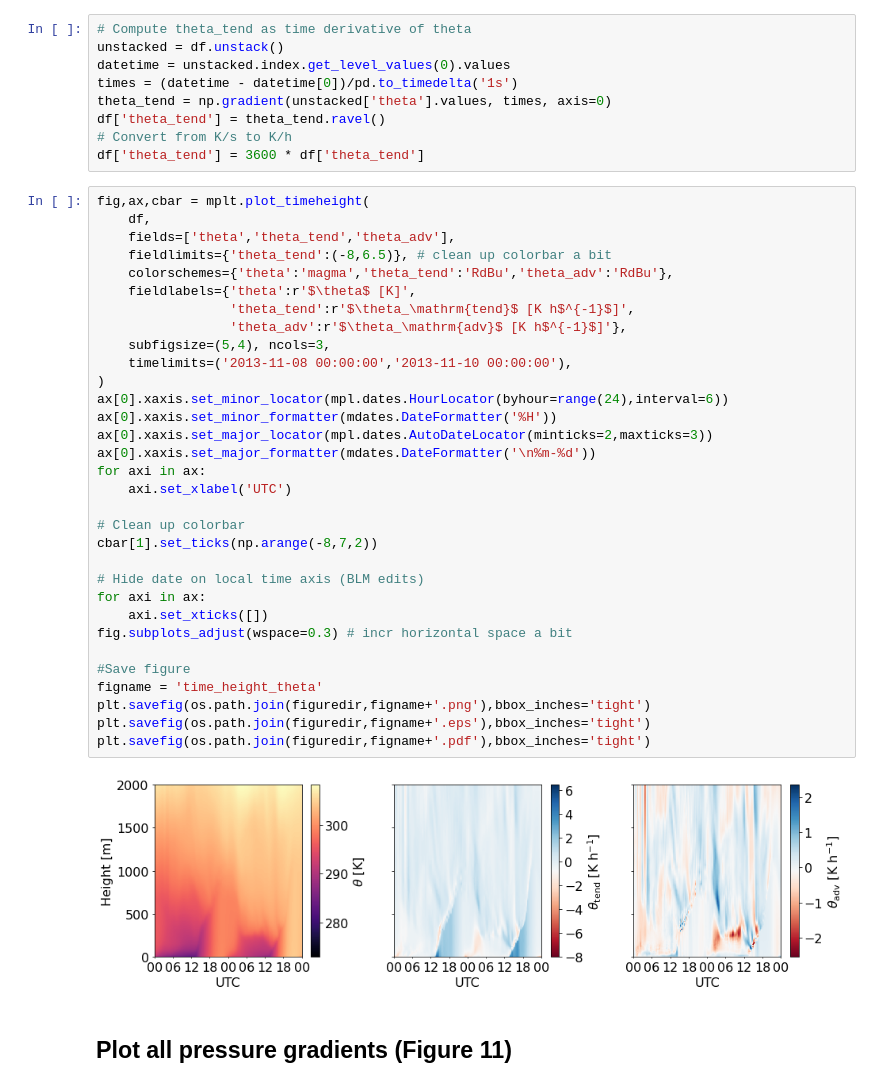
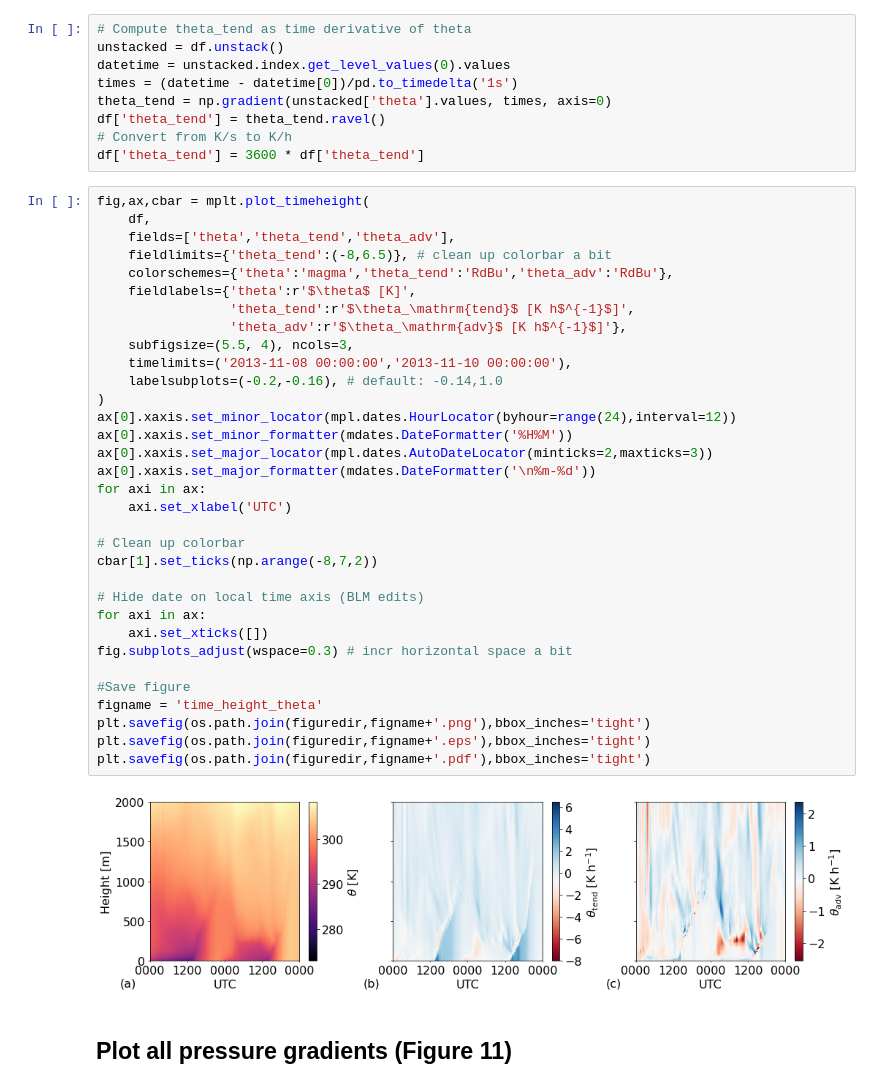
Before and after one commit to a2e-mmc/assessment, a Jupyter notebook: studies/budget_components_coupling/plot_tendency_figures.ipynb, the cells around one changed output. Drawn from its saved outputs; the diff is of its cells as text.

Commit message:
Update labels and formatting

```diff
--- a/studies/budget_components_coupling/plot_tendency_figures.ipynb
+++ b/studies/budget_components_coupling/plot_tendency_figures.ipynb
@@ -142,37 +142,38 @@ df['theta_tend'] = 3600 * df['theta_tend']
 # %%
 fig,ax,cbar = mplt.plot_timeheight(
     df,
     fields=['theta','theta_tend','theta_adv'],
     fieldlimits={'theta_tend':(-8,6.5)}, # clean up colorbar a bit
     colorschemes={'theta':'magma','theta_tend':'RdBu','theta_adv':'RdBu'},
     fieldlabels={'theta':r'$\theta$ [K]',
                  'theta_tend':r'$\theta_\mathrm{tend}$ [K h$^{-1}$]',
                  'theta_adv':r'$\theta_\mathrm{adv}$ [K h$^{-1}$]'},
-    subfigsize=(5,4), ncols=3,
+    subfigsize=(5.5, 4), ncols=3,
     timelimits=('2013-11-08 00:00:00','2013-11-10 00:00:00'),
+    labelsubplots=(-0.2,-0.16), # default: -0.14,1.0
 )
-ax[0].xaxis.set_minor_locator(mpl.dates.HourLocator(byhour=range(24),interval=6))
-ax[0].xaxis.set_minor_formatter(mdates.DateFormatter('%H'))
+ax[0].xaxis.set_minor_locator(mpl.dates.HourLocator(byhour=range(24),interval=12))
+ax[0].xaxis.set_minor_formatter(mdates.DateFormatter('%H%M'))
 ax[0].xaxis.set_major_locator(mpl.dates.AutoDateLocator(minticks=2,maxticks=3))
 ax[0].xaxis.set_major_formatter(mdates.DateFormatter('\n%m-%d'))
 for axi in ax:
     axi.set_xlabel('UTC')
 
 # Clean up colorbar
 cbar[1].set_ticks(np.arange(-8,7,2))
 
 # Hide date on local time axis (BLM edits)
 for axi in ax:
     axi.set_xticks([])
 fig.subplots_adjust(wspace=0.3) # incr horizontal space a bit
 
 #Save figure
 figname = 'time_height_theta'
 plt.savefig(os.path.join(figuredir,figname+'.png'),bbox_inches='tight')
 plt.savefig(os.path.join(figuredir,figname+'.eps'),bbox_inches='tight')
 plt.savefig(os.path.join(figuredir,figname+'.pdf'),bbox_inches='tight')
 # %% [output]
-[figure, old version]
+[figure, new version]
 # %% [markdown]
 ## Plot all pressure gradients (Figure 11)
 # %%
```
Also changed, not shown: parts of 4 cells of this notebook, 3 other files.
